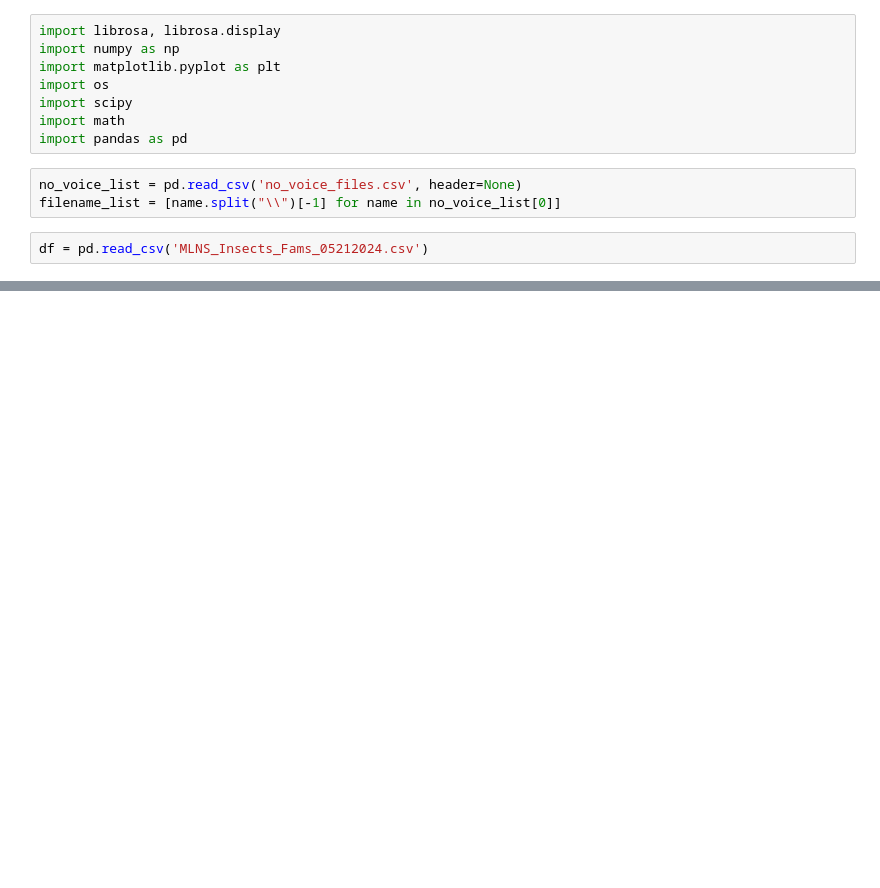
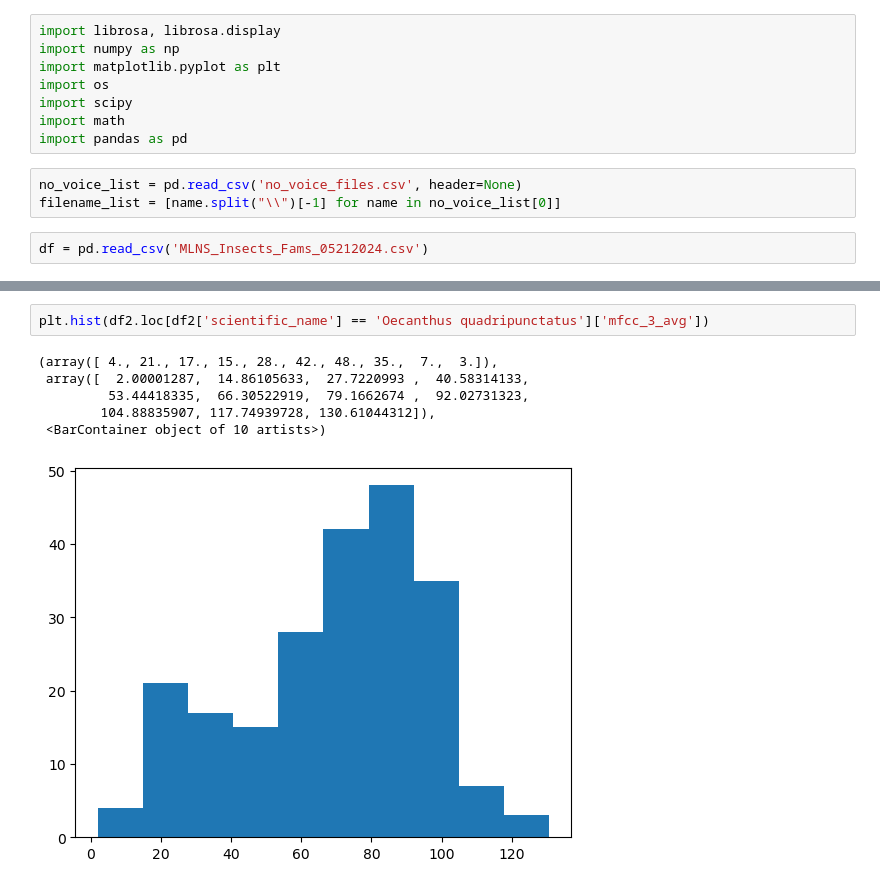
Before and after one commit to andrewcmerwin/ChirpChecker, a Jupyter notebook: MFCC_average_and_variance.ipynb, the cells around one changed output, grey strips where cells are left out. Drawn from its saved outputs; the diff is of its cells as text; blank space fills up the shorter version.

```diff
--- a/MFCC_average_and_variance.ipynb
+++ b/MFCC_average_and_variance.ipynb
@@ -48,0 +90,9 @@ for name in filename_list:
+# %%
+plt.hist(df2.loc[df2['scientific_name'] == 'Oecanthus quadripunctatus']['mfcc_3_avg'])
+# %% [output]
+(array([ 4., 21., 17., 15., 28., 42., 48., 35.,  7.,  3.]),
+ array([  2.00001287,  14.86105633,  27.7220993 ,  40.58314133,
+         53.44418335,  66.30522919,  79.1662674 ,  92.02731323,
+        104.88835907, 117.74939728, 130.61044312]),
+ <BarContainer object of 10 artists>)
+[figure, added]
```
Also changed, not shown: parts of 9 cells of this notebook, 1 other file.
